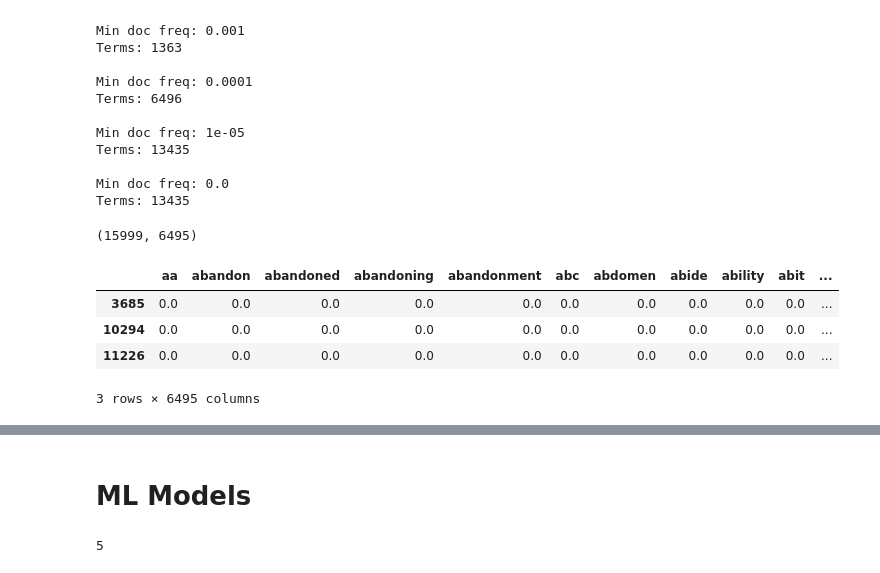
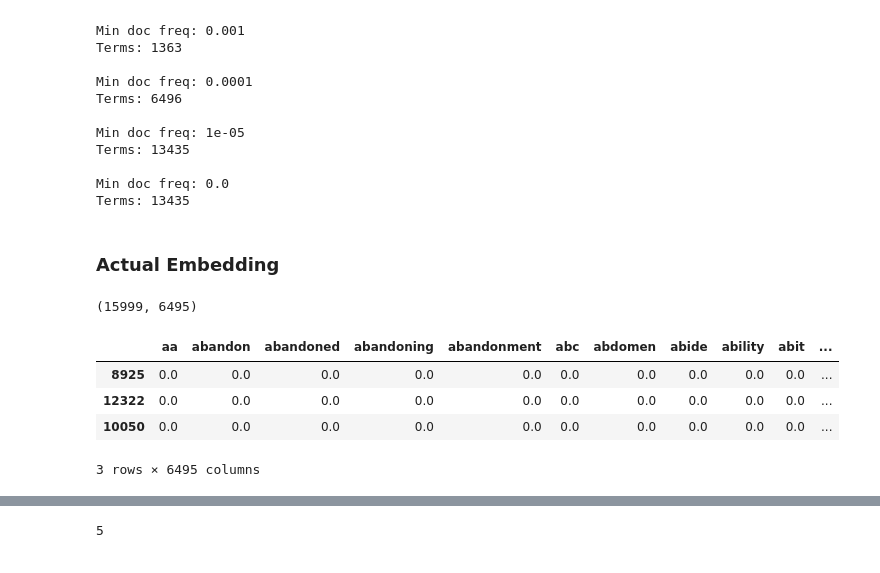
Before and after one commit to Yichen-Z/cis583_project, a Jupyter notebook: emotion_data.ipynb, the cells around one changed output, grey strips where cells are left out. Cells and saved outputs as stored; diff of their text form; code cells hidden in the pictures.

```diff
--- a/emotion_data.ipynb
+++ b/emotion_data.ipynb
@@ -170,25 +177,27 @@ Terms: 13435
 
 Min doc freq: 0.0
 Terms: 13435
+# %% [markdown]
+### Actual Embedding
 # %%
 # Try max_df = 0.6 and min_df = 0.0001
 MAX_DF = 0.6
 MIN_DF = 0.0001
 # %%
-tf = TfidfVectorizer(min_df=MIN_DF, max_df=MAX_DF)
-tf_df = tf.fit_transform(edf['processed_text'])
+tfidf = TfidfVectorizer(min_df=MIN_DF, max_df=MAX_DF)
+tf_df = tfidf.fit_transform(edf['processed_text'])
 tf_df.toarray()
 tf_df.shape
 # %% [output]
 (15999, 6495)
 # %%
-tf_df = pd.DataFrame(tf_df.toarray(), columns=tf.get_feature_names_out())
+tf_df = pd.DataFrame(tf_df.toarray(), columns=tfidf.get_feature_names_out())
 tf_df.sample(n=3)
 # %% [output]
 |  | aa | abandon | abandoned | abandoning | abandonment | abc | abdomen | abide | ability | abit | ... |
-| 3685 | 0.0 | 0.0 | 0.0 | 0.0 | 0.0 | 0.0 | 0.0 | 0.0 | 0.0 | 0.0 | ... |
-| 10294 | 0.0 | 0.0 | 0.0 | 0.0 | 0.0 | 0.0 | 0.0 | 0.0 | 0.0 | 0.0 | ... |
-| 11226 | 0.0 | 0.0 | 0.0 | 0.0 | 0.0 | 0.0 | 0.0 | 0.0 | 0.0 | 0.0 | ... |
+| 8925 | 0.0 | 0.0 | 0.0 | 0.0 | 0.0 | 0.0 | 0.0 | 0.0 | 0.0 | 0.0 | ... |
+| 12322 | 0.0 | 0.0 | 0.0 | 0.0 | 0.0 | 0.0 | 0.0 | 0.0 | 0.0 | 0.0 | ... |
+| 10050 | 0.0 | 0.0 | 0.0 | 0.0 | 0.0 | 0.0 | 0.0 | 0.0 | 0.0 | 0.0 | ... |
 3 rows × 6495 columns
 # %%
 tf_df.describe()
@@ -203,5 +212,3 @@ tf_df.describe()
 | 75% | 0.000000 | 0.000000 | 0.000000 | 0.000000 | 0.000000 | 0.000000 | 0.000000 | 0.000000 | 0.000000 | 0.000000 | ... |
 | max | 0.521035 | 0.581781 | 0.818975 | 0.667780 | 0.586314 | 0.610155 | 0.729999 | 0.594738 | 0.541364 | 0.771920 | ... |
 8 rows × 6495 columns
-# %% [markdown]
-# ML Models
```
Also changed, not shown: parts of 22 cells of this notebook, 1 other file.
